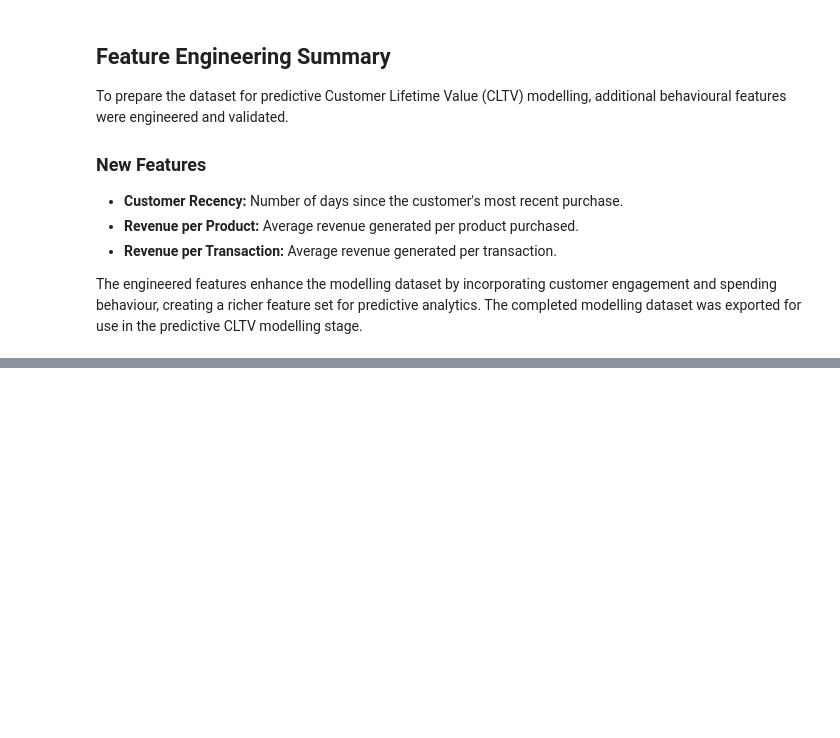
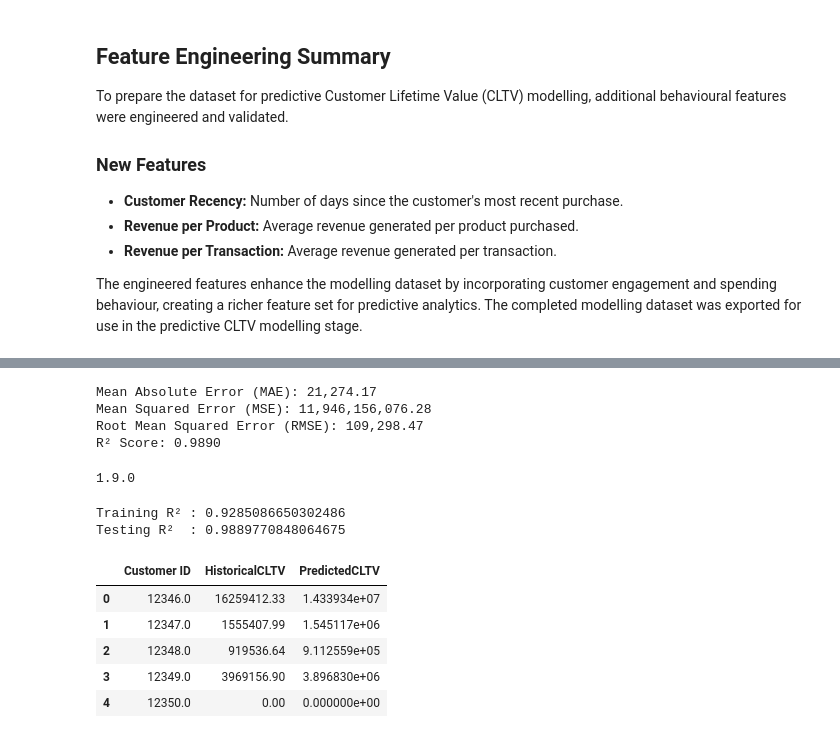
Before and after one commit to Tamoze/SaaS-ECommerce-Cohort-Retention-CLTV-Analysis, a Jupyter notebook: notebooks/04_visualizations.ipynb, the cells around one changed output, grey strips where cells are left out. Drawn from its saved outputs; the diff is of its cells as text; code cells hidden in the pictures; blank space fills up the shorter version.

Commit message:
Develop predictive CLTV model and evaluate performance

```diff
--- a/notebooks/04_visualizations.ipynb
+++ b/notebooks/04_visualizations.ipynb
@@ -212,0 +324,14 @@ The engineered features enhance the modelling dataset by incorporating customer
+# %%
+# ==========================================
+# Train-Test Split
+# ==========================================
+
+X_train, X_test, y_train, y_test = train_test_split(
+    X,
+    y,
+    test_size=0.20,
+    random_state=42
+)
+
+print("Training Set:", X_train.shape)
+print("Testing Set :", X_test.shape)
@@ -212,0 +341,13 @@ The engineered features enhance the modelling dataset by incorporating customer
+# %%
+# ==========================================
+# Train Random Forest Model
+# ==========================================
+
+model = RandomForestRegressor(
+    n_estimators=200,
+    random_state=42
+)
+
+model.fit(X_train, y_train)
+
+print("Model training completed.")
@@ -212,0 +368,53 @@ The engineered features enhance the modelling dataset by incorporating customer
+# %%
+# ==========================================
+# Model Evaluation
+# ==========================================
+
+import numpy as np
+
+mae = mean_absolute_error(y_test, predictions)
+mse = mean_squared_error(y_test, predictions)
+rmse = np.sqrt(mse)
+r2 = r2_score(y_test, predictions)
+
+print(f"Mean Absolute Error (MAE): {mae:,.2f}")
+print(f"Mean Squared Error (MSE): {mse:,.2f}")
+print(f"Root Mean Squared Error (RMSE): {rmse:,.2f}")
+print(f"R² Score: {r2:.4f}")
+# %% [output]
+Mean Absolute Error (MAE): 21,274.17
+Mean Squared Error (MSE): 11,946,156,076.28
+Root Mean Squared Error (RMSE): 109,298.47
+R² Score: 0.9890
+# %%
+import sklearn
+print(sklearn.__version__)
+# %% [output]
+1.9.0
+# %%
+print("Training R² :", model.score(X_train, y_train))
+print("Testing R²  :", model.score(X_test, y_test))
+# %% [output]
+Training R² : 0.9285086650302486
+Testing R²  : 0.9889770848064675
+# %%
+# ==========================================
+# Predict CLTV for All Customers
+# ==========================================
+
+df["PredictedCLTV"] = model.predict(X)
+
+df[
+    [
+        "Customer ID",
+        "HistoricalCLTV",
+        "PredictedCLTV"
+    ]
+].head()
+# %% [output]
+|  | Customer ID | HistoricalCLTV | PredictedCLTV |
+| 0 | 12346.0 | 16259412.33 | 1.433934e+07 |
+| 1 | 12347.0 | 1555407.99 | 1.545117e+06 |
+| 2 | 12348.0 | 919536.64 | 9.112559e+05 |
+| 3 | 12349.0 | 3969156.90 | 3.896830e+06 |
+| 4 | 12350.0 | 0.00 | 0.000000e+00 |
```
Also changed, not shown: parts of 12 cells of this notebook, 1 other file.
